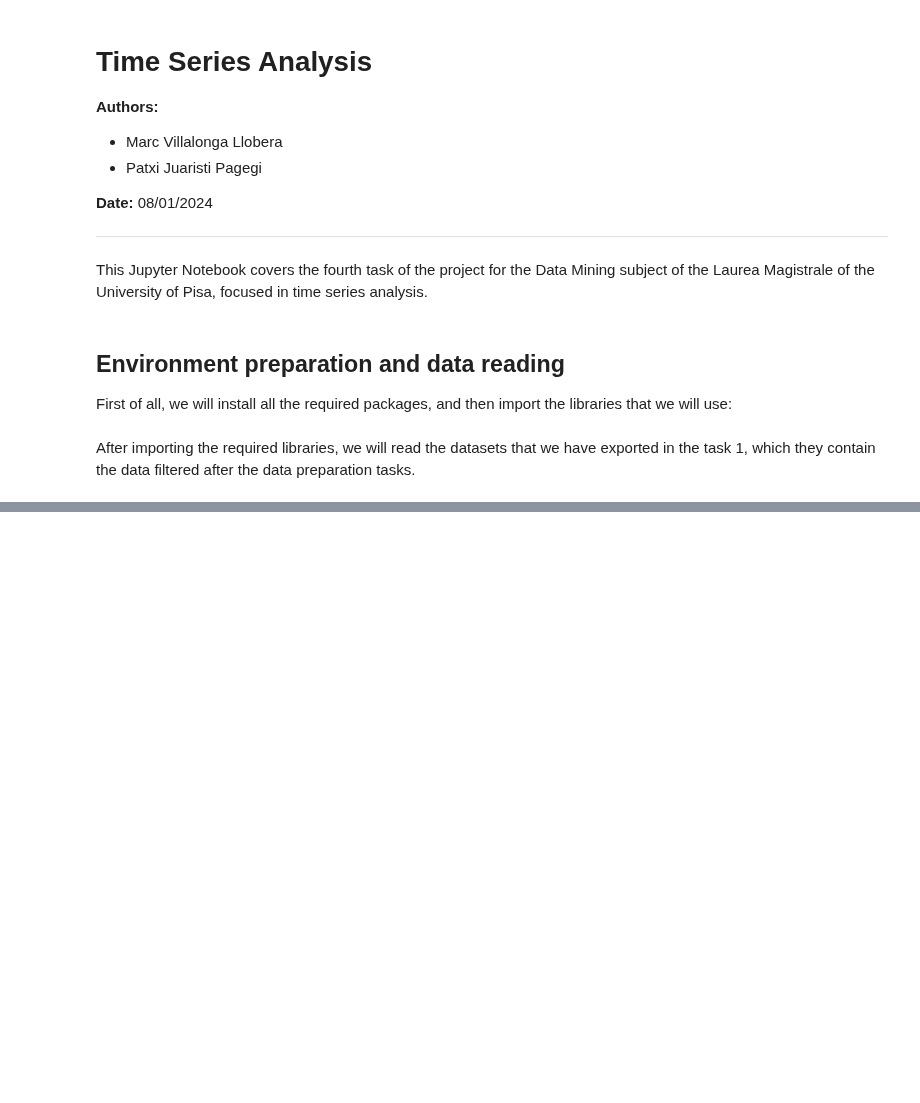
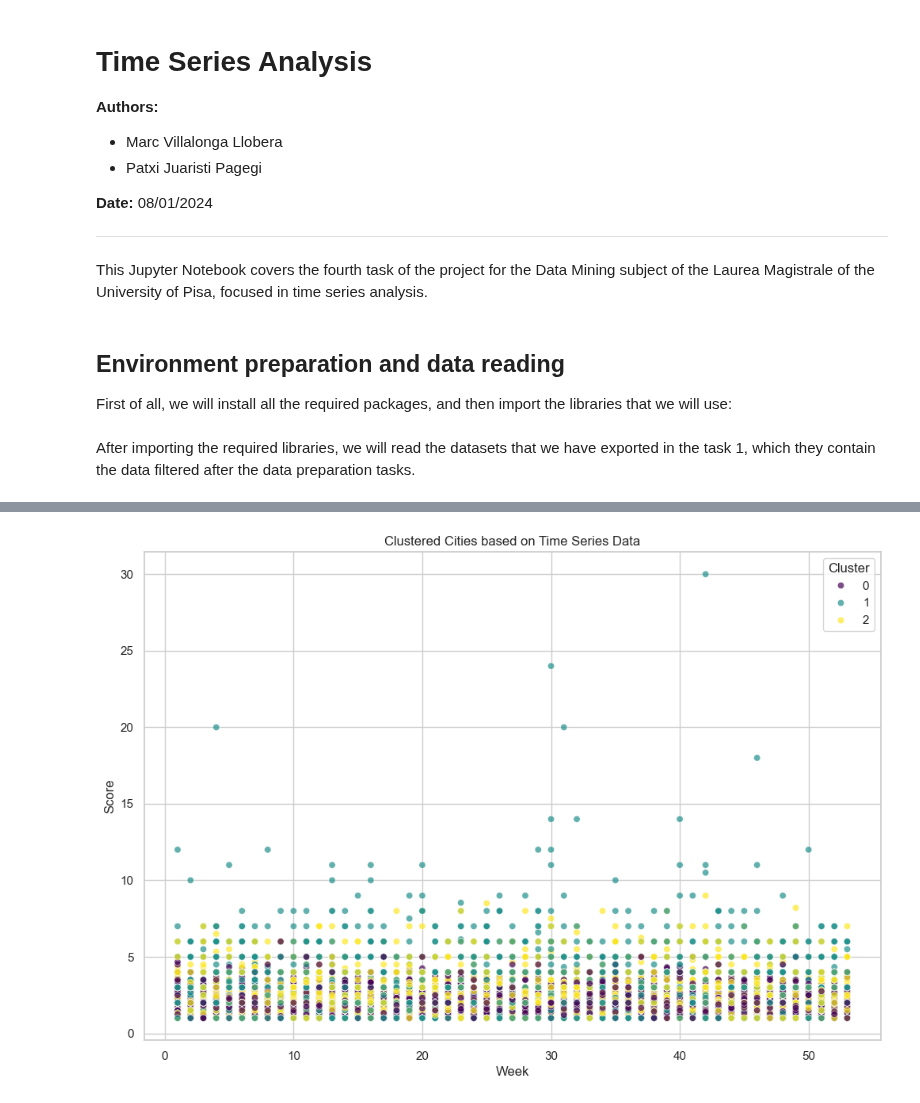
Before and after one commit to Marc2910llv/Gun-Incidents-In-USA-DataMining, a Jupyter notebook: DM_16_TASK4/DM_16_TASK4.ipynb, the cells around one changed output, grey strips where cells are left out. Drawn from its saved outputs; the diff is of its cells as text; code cells hidden in the pictures; blank space fills up the shorter version.

```diff
--- a/DM_16_TASK4/DM_16_TASK4.ipynb
+++ b/DM_16_TASK4/DM_16_TASK4.ipynb
@@ -37,0 +132,27 @@ ysdh_dataset = pd.read_csv('../project_datasets/year_state_district_house_v2.csv
+# %%
+# Pivot the DataFrame to have time series data for each city
+time_series_data = city_scores.pivot(index='city_or_county', columns='week', values='score').fillna(0).values
+
+# Normalize the time series data
+scaler = TimeSeriesScalerMinMax()
+normalized_data = scaler.fit_transform(time_series_data)
+
+# Reshape the data to make it 2D
+num_cities, num_weeks, _ = normalized_data.shape
+flattened_data = normalized_data.reshape(num_cities, -1)
+
+# Specify the number of clusters
+n_clusters = 3
+
+# Apply K-means clustering
+kmeans = KMeans(n_clusters=n_clusters, random_state=42)
+clusters = kmeans.fit_predict(flattened_data)
+
+# Create a DataFrame with the city names and corresponding cluster assignments
+cluster_df = pd.DataFrame({'city_or_county': city_scores['city_or_county'].unique(), 'cluster': clusters})
+
+# Merge the original DataFrame with the clustering results
+city_scores = pd.merge(city_scores, cluster_df, on='city_or_county', how='left')
+
+# Visualize the clustered cities or perform additional analysis
+print(city_scores)
@@ -37,0 +174,20 @@ ysdh_dataset = pd.read_csv('../project_datasets/year_state_district_house_v2.csv
+# %%
+# Set the style of seaborn
+sns.set(style="whitegrid")
+
+# Scatter plot
+plt.figure(figsize=(12, 8))
+sns.scatterplot(x='week', y='score', hue='cluster', data=city_scores, palette='viridis', legend='full', alpha=0.7)
+
+# Set plot labels and title
+plt.xlabel('Week')
+plt.ylabel('Score')
+plt.title('Clustered Cities based on Time Series Data')
+
+# Show legend
+plt.legend(title='Cluster')
+
+# Show the plot
+plt.show()
+# %% [output]
+[figure, added]
```
Also changed, not shown: parts of 9 cells of this notebook, 3 other files.
